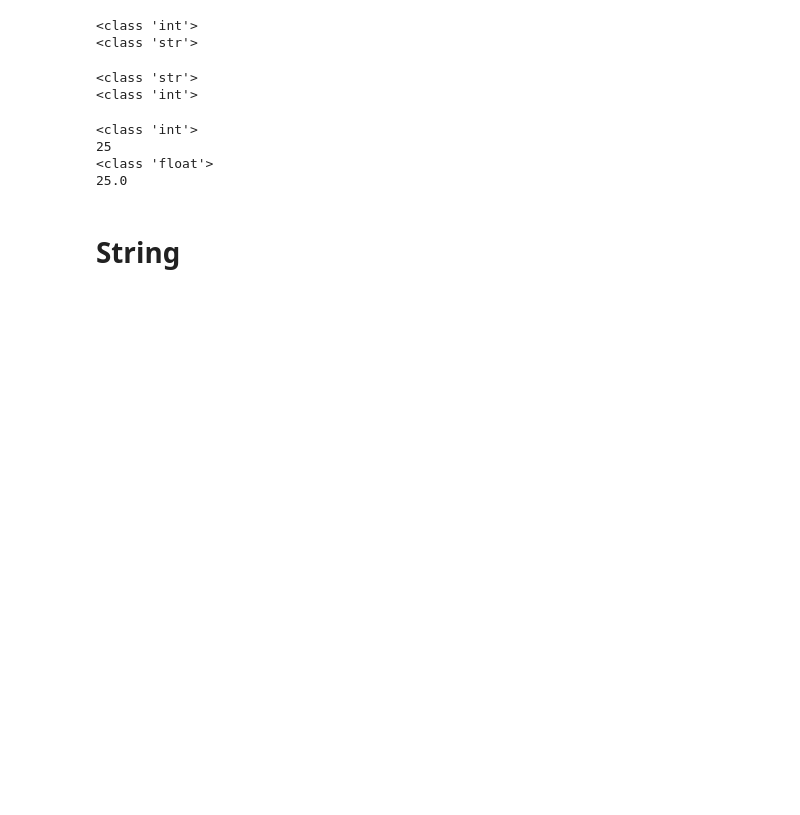
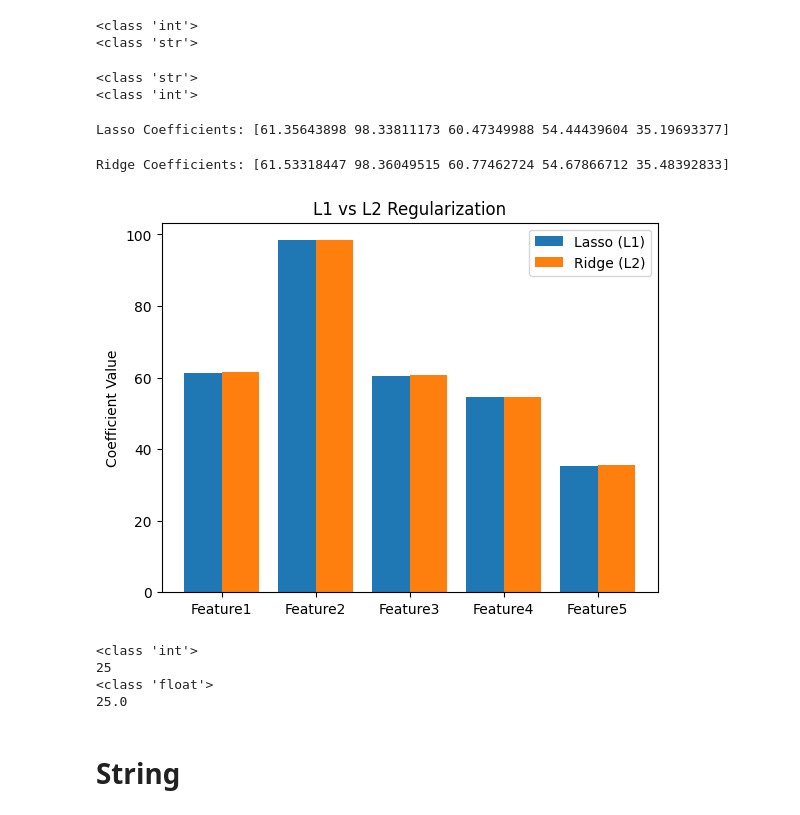
Before and after one commit to GopalMarmat/AIML_Nov, a Jupyter notebook: python_basics.ipynb, the cells around one changed output. Cells and saved outputs as stored; diff of their text form; code cells hidden in the pictures; blank space fills up the shorter version.

```diff
--- a/python_basics.ipynb
+++ b/python_basics.ipynb
@@ -98,6 +98,44 @@ print(type(s))
 # %% [output]
 <class 'str'>
 <class 'int'>
+# %%
+from sklearn.linear_model import Lasso
+from sklearn.datasets import make_regression
+import numpy as np
+
+# Generate synthetic data
+X, y = make_regression(n_samples=100, n_features=5, noise=10, random_state=42)
+
+# Lasso regression (L1)
+lasso = Lasso(alpha=0.5)  # alpha = regularization strength
+lasso.fit(X, y)
+
+print("Lasso Coefficients:", lasso.coef_)
+# %% [output]
+Lasso Coefficients: [61.35643898 98.33811173 60.47349988 54.44439604 35.19693377]
+# %%
+from sklearn.linear_model import Ridge
+
+# Ridge regression (L2)
+ridge = Ridge(alpha=0.5)  # alpha = regularization strength
+ridge.fit(X, y)
+
+print("Ridge Coefficients:", ridge.coef_)
+# %% [output]
+Ridge Coefficients: [61.53318447 98.36049515 60.77462724 54.67866712 35.48392833]
+# %%
+import matplotlib.pyplot as plt
+
+coefficients = np.vstack([lasso.coef_, ridge.coef_])
+plt.bar(np.arange(len(X[0])) - 0.2, coefficients[0], width=0.4, label='Lasso (L1)')
+plt.bar(np.arange(len(X[0])) + 0.2, coefficients[1], width=0.4, label='Ridge (L2)')
+plt.xticks(np.arange(len(X[0])), [f'Feature{i}' for i in range(1,6)])
+plt.ylabel("Coefficient Value")
+plt.legend()
+plt.title("L1 vs L2 Regularization")
+plt.show()
+# %% [output]
+[figure, added]
 # %%
 n=25
 print(type(n))
```
Also changed, not shown: parts of 1 cell of this notebook, 4 other files.
